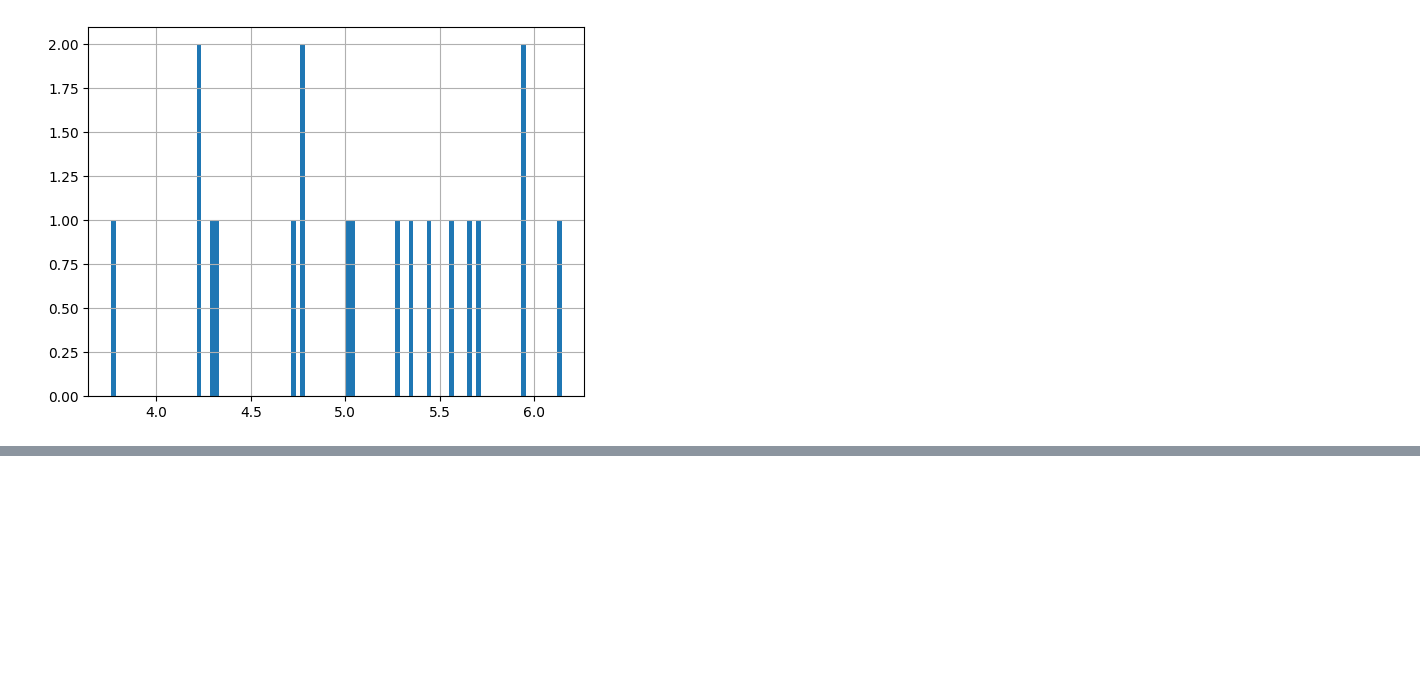
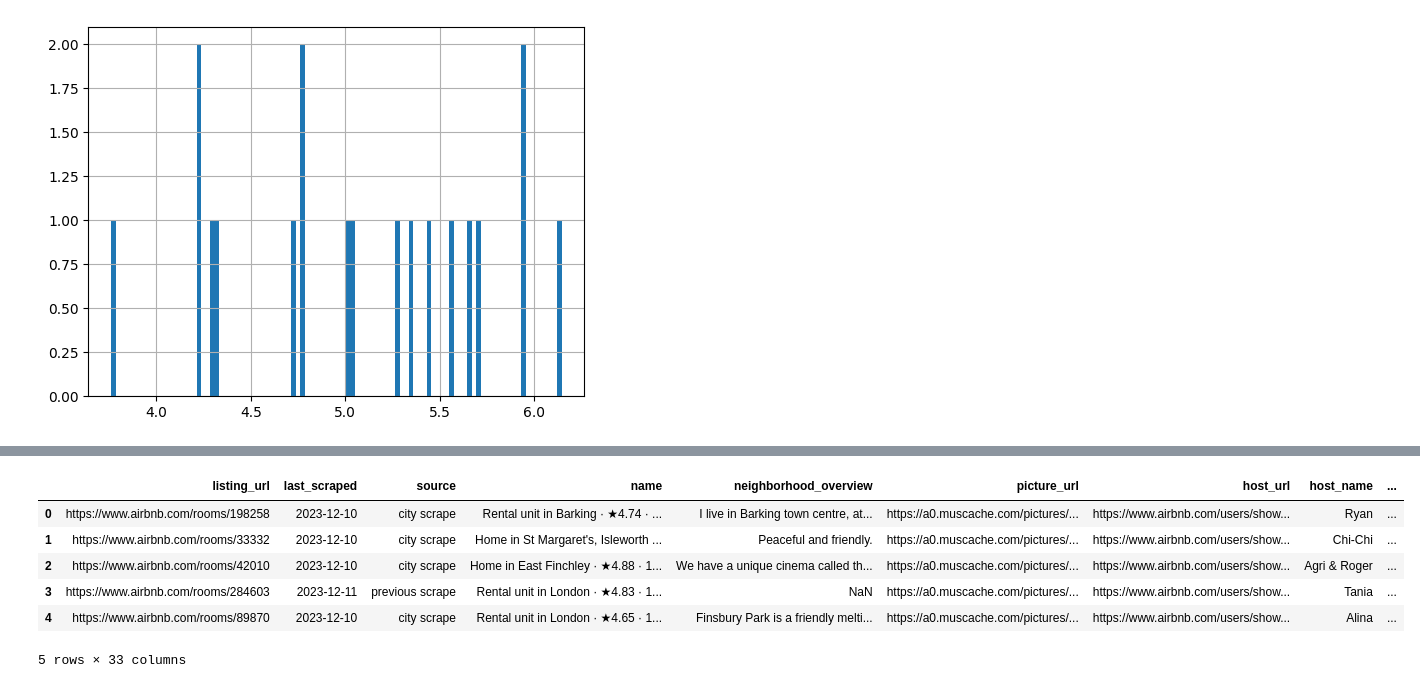
Before and after one commit to HongSeongMo/Airbnb, a Jupyter notebook: learning_plus_training1.ipynb, the cells around one changed output, grey strips where cells are left out. Cells and saved outputs as stored; diff of their text form; code cells hidden in the pictures; blank space fills up the shorter version.

```diff
--- a/learning_plus_training1.ipynb
+++ b/learning_plus_training1.ipynb
@@ -369,0 +486,11 @@ np.log10(revenue_df[revenue_df.revenue > 0].revenue).hist(bins=100)
+# %%
+# null 값이 많은 feature 제거
+feature_null = []
+listing_count = listing_df.shape[0]
+for col in listing_df.columns:
+    non_null_count = listing_df[listing_df[col].notnull()].shape[0]
+    if non_null_count / listing_count < 0.1:
+        print(f"{col}:{non_null_count}")
+        feature_null.append(col)
+
+feature_null
@@ -369,0 +520,9 @@ np.log10(revenue_df[revenue_df.revenue > 0].revenue).hist(bins=100)
+# %%
+# 숫자형 변수 추출
+feature_number = []
+listing_dtype = listing_df.dtypes
+for col in listing_df.columns:
+    if (listing_dtype[col] == int) | (listing_dtype[col] == float):
+        feature_number.append(col)
+
+feature_number
@@ -369,0 +549,10 @@ np.log10(revenue_df[revenue_df.revenue > 0].revenue).hist(bins=100)
+# %%
+# unique 값이 적은 feature
+feature_number_low_cardinality = []
+for col in feature_number:
+    cardinality = len(listing_df[col].unique())
+    print(f"{col}:{cardinality}")
+    if cardinality < 5:
+        feature_number_low_cardinality.append(col)
+
+feature_number_low_cardinality
@@ -369,0 +618,8 @@ np.log10(revenue_df[revenue_df.revenue > 0].revenue).hist(bins=100)
+# %%
+# 문자형 변수 추출
+feature_string = []
+for col in listing_df.columns:
+    cardinality = len(listing_df[col].unique())
+    if listing_df.dtypes[col] == object:
+        print(f"{col}:{cardinality}")
+        feature_string.append(col)
@@ -369,0 +644,11 @@ np.log10(revenue_df[revenue_df.revenue > 0].revenue).hist(bins=100)
+# %%
+# 문자형 데이터 샘플
+listing_df[feature_string].head()
+# %% [output]
+|  | listing_url | last_scraped | source | name | neighborhood_overview | picture_url | host_url | host_name | ... |
+| 0 | https://www.airbnb.com/rooms/198258 | 2023-12-10 | city scrape | Rental unit in Barking · ★4.74 · ... | I live in Barking town centre, at... | https://a0.muscache.com/pictures/... | https://www.airbnb.com/users/show... | Ryan | ... |
+| 1 | https://www.airbnb.com/rooms/33332 | 2023-12-10 | city scrape | Home in St Margaret's, Isleworth ... | Peaceful and friendly. | https://a0.muscache.com/pictures/... | https://www.airbnb.com/users/show... | Chi-Chi | ... |
+| 2 | https://www.airbnb.com/rooms/42010 | 2023-12-10 | city scrape | Home in East Finchley · ★4.88 · 1... | We have a unique cinema called th... | https://a0.muscache.com/pictures/... | https://www.airbnb.com/users/show... | Agri & Roger | ... |
+| 3 | https://www.airbnb.com/rooms/284603 | 2023-12-11 | previous scrape | Rental unit in London · ★4.83 · 1... | NaN | https://a0.muscache.com/pictures/... | https://www.airbnb.com/users/show... | Tania | ... |
+| 4 | https://www.airbnb.com/rooms/89870 | 2023-12-10 | city scrape | Rental unit in London · ★4.65 · 1... | Finsbury Park is a friendly melti... | https://a0.muscache.com/pictures/... | https://www.airbnb.com/users/show... | Alina | ... |
+5 rows × 33 columns
```
Also changed, not shown: parts of 27 cells of this notebook.
